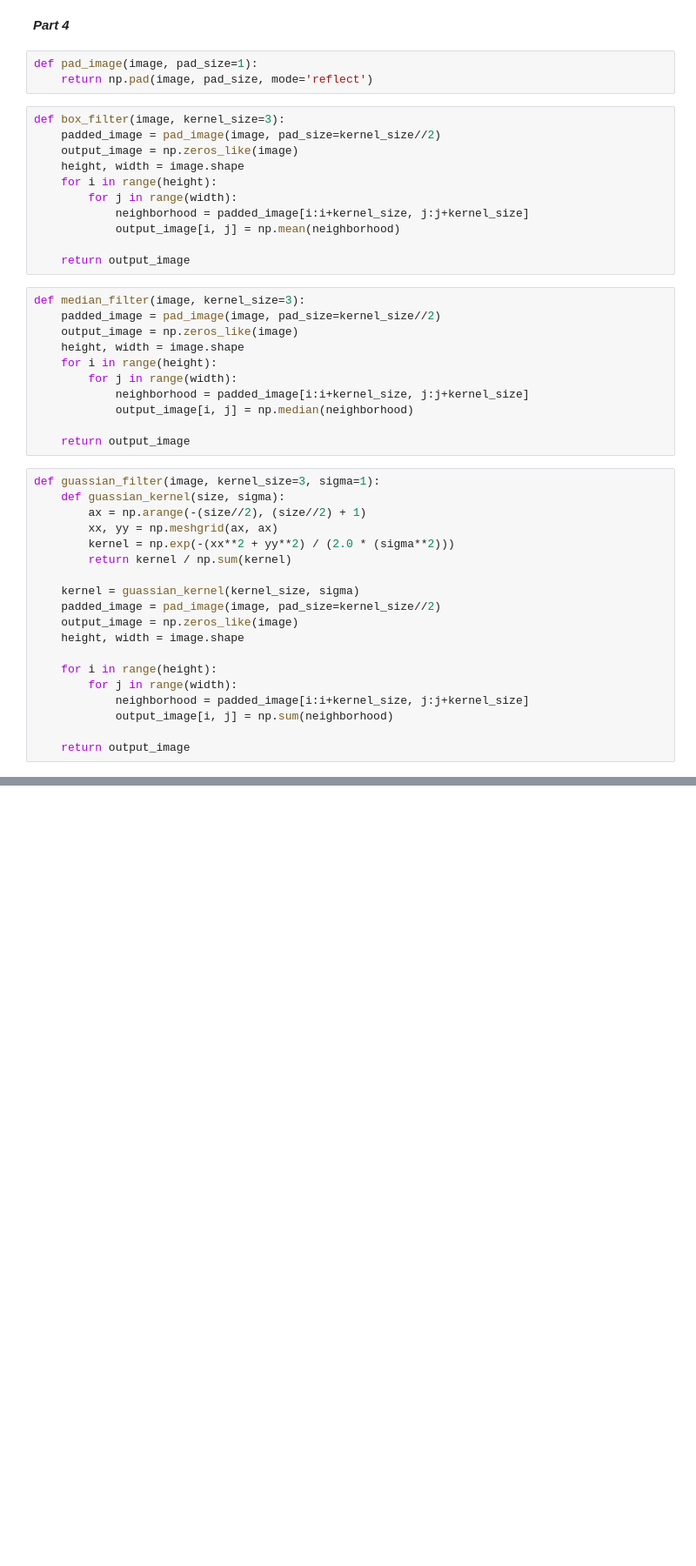
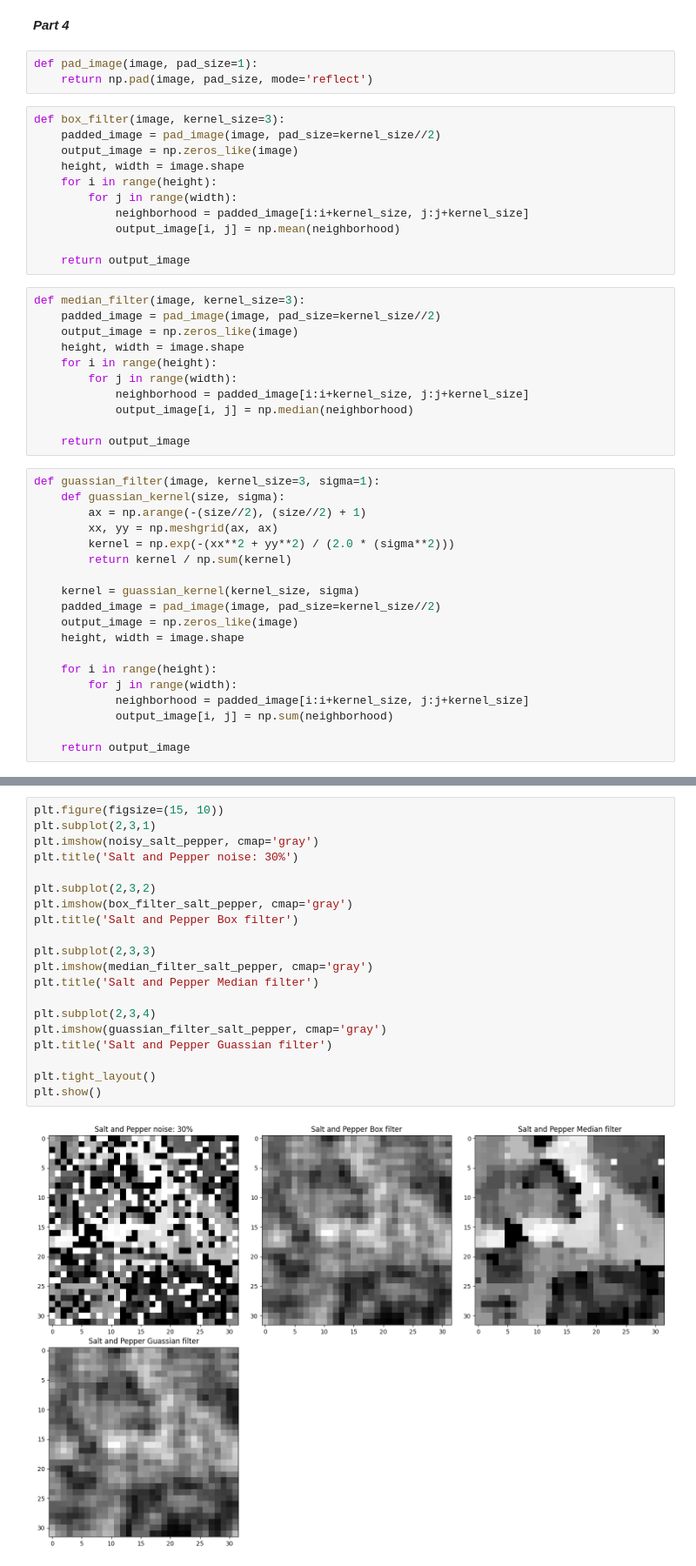
Before and after one commit to ramosv/Raw-Computer-Vision, a Jupyter notebook: cifar.ipynb, the cells around one changed output, grey strips where cells are left out. Shown at 87% size. Cells and saved outputs as stored; diff of their text form; blank space fills up the shorter version.

```diff
--- a/cifar.ipynb
+++ b/cifar.ipynb
@@ -230,0 +231,22 @@ I started part 4
+# %%
+plt.figure(figsize=(15, 10))
+plt.subplot(2,3,1)
+plt.imshow(noisy_salt_pepper, cmap='gray')
+plt.title('Salt and Pepper noise: 30%')
+
+plt.subplot(2,3,2)
+plt.imshow(box_filter_salt_pepper, cmap='gray')
+plt.title('Salt and Pepper Box filter')
+
+plt.subplot(2,3,3)
+plt.imshow(median_filter_salt_pepper, cmap='gray')
+plt.title('Salt and Pepper Median filter')
+
+plt.subplot(2,3,4)
+plt.imshow(guassian_filter_salt_pepper, cmap='gray')
+plt.title('Salt and Pepper Guassian filter')
+
+plt.tight_layout()
+plt.show()
+# %% [output]
+[figure, added]
```
Also changed, not shown: parts of 6 cells of this notebook.
